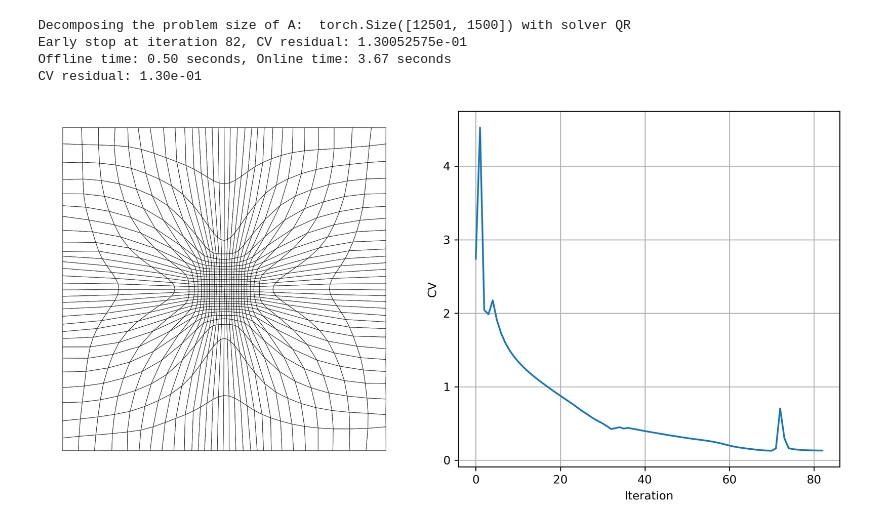
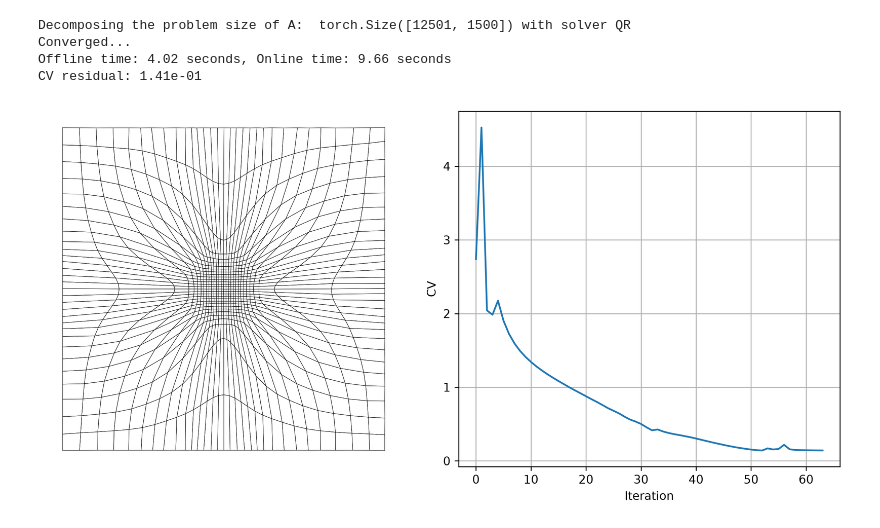
Before and after one commit to GenieYoung/RelaxationMover_RFM, a Jupyter notebook: main.ipynb, the cells around one changed output. Saved outputs shown, nothing was run; the diff lists cells and outputs as text; code cells hidden in the pictures.

```diff
--- a/main.ipynb
+++ b/main.ipynb
@@ -161,41 +177,41 @@ CV residual: 9.22e-02
 # %%
-def monitor_bell(x, y):
+def monitor_bell(X):
     a = 0
     alpha1 = 50
     alpha2 = 100
-    r2 = (x-0.5)**2 + (y-0.5)**2
+    r2 = (X[:, 0] - 0.5)**2 + (X[:, 1] - 0.5)**2
     return 1.0 + alpha1 / (torch.cosh(alpha2 * (r2 - a*a)) ** 2)
 
 domain = pyrfm.Square2D([0.5, 0.5], [0.5, 0.5])
 rfm_cfg = RFMConfig(n_samples_inner=10000, n_samples_boundary=1000, corner1=torch.tensor([[0.0, 0.0]], device=device), boundary_lambda=100,
-                    n_hidden=1500,  n_subdomains=1, pou='PsiA', rf='tanh3', damp_value=1e-8)
+                    n_hidden=1500,  gamma=2.5, n_subdomains=1, pou='PsiA', rf='tanh3', damp_value=1e-8)
 it_cfg = IterationConfig(maxiter=200, rtol=1e-4, pseudo_dt=0.1, early_stop_num=10, verbose=False)
 
 mover = RelaxationMover_RFM(domain, rfm_cfg)
 mover.relaxation(monitor_bell, it_cfg)
 print(f'Offline time: {mover.build_time:.2f} seconds, Online time: {mover.run_time:.2f} seconds')
 print(f'CV residual: {mover.best_CV_residual:.2e}')
 
 fig, ax = plt.subplots(1, 2, figsize=(10, 5), dpi=300)
 
 V, T = unit_square_mesh(30, quad=True)
 adapt_V = mover.move(V)
 draw_quad_mesh(adapt_V, T, ax=ax[0])
 
 ax[1].plot(mover.CV_residual_record)
 ax[1].set_xlabel("Iteration")
 ax[1].set_ylabel("CV")
 ax[1].grid(True)
 
 plt.tight_layout()
 plt.savefig('bell.pdf', bbox_inches='tight')
 plt.show()
 plt.close()
 
 del mover
 # %% [output]
 Decomposing the problem size of A:  torch.Size([12501, 1500]) with solver QR
-Early stop at iteration 82, CV residual: 1.30052575e-01
-Offline time: 0.50 seconds, Online time: 3.67 seconds
-CV residual: 1.30e-01
+Converged...
+Offline time: 4.02 seconds, Online time: 9.66 seconds
+CV residual: 1.41e-01
-[figure, old version]
+[figure, new version]
```
Also changed, not shown: parts of 3 cells of this notebook, 2 other files.
